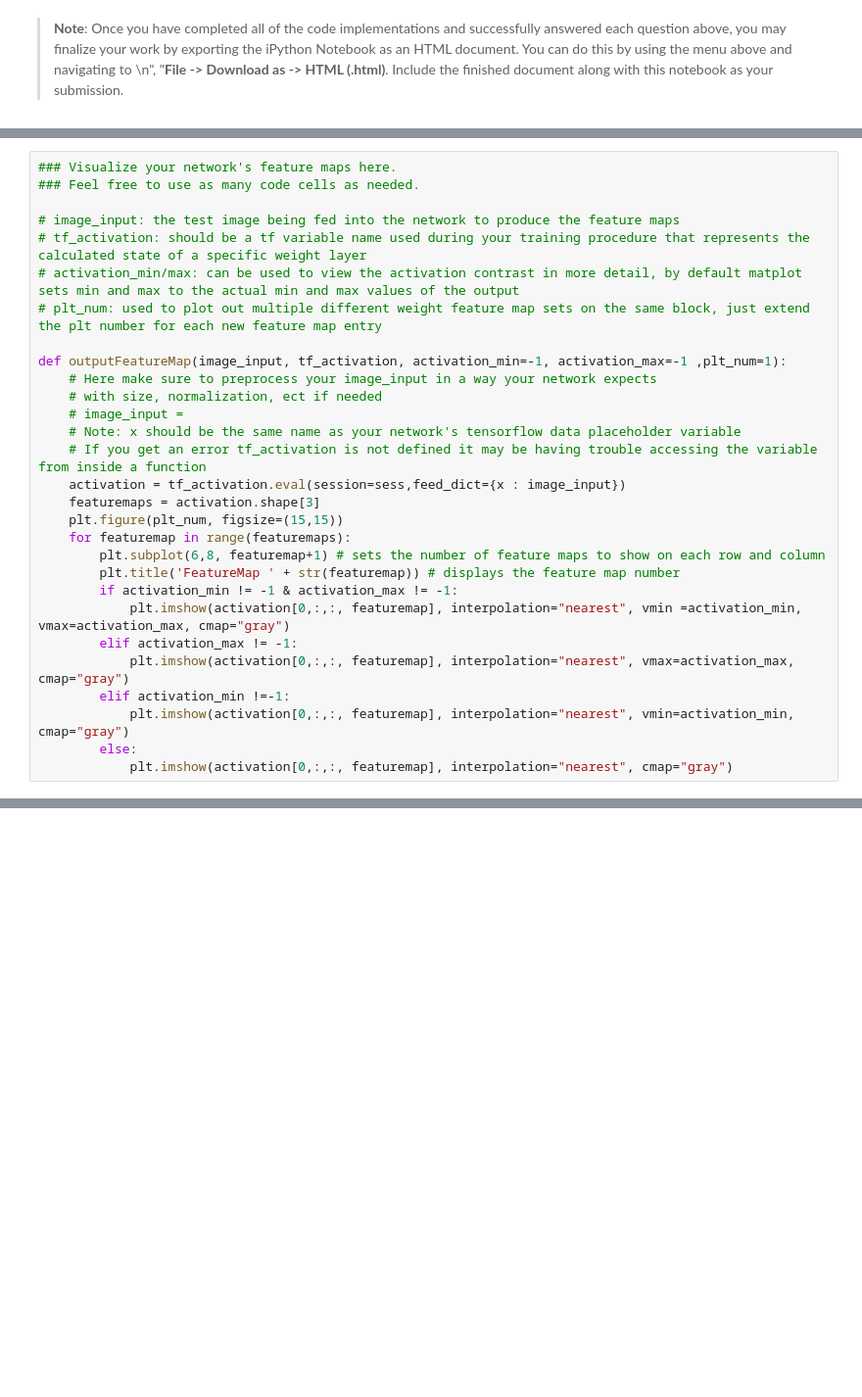
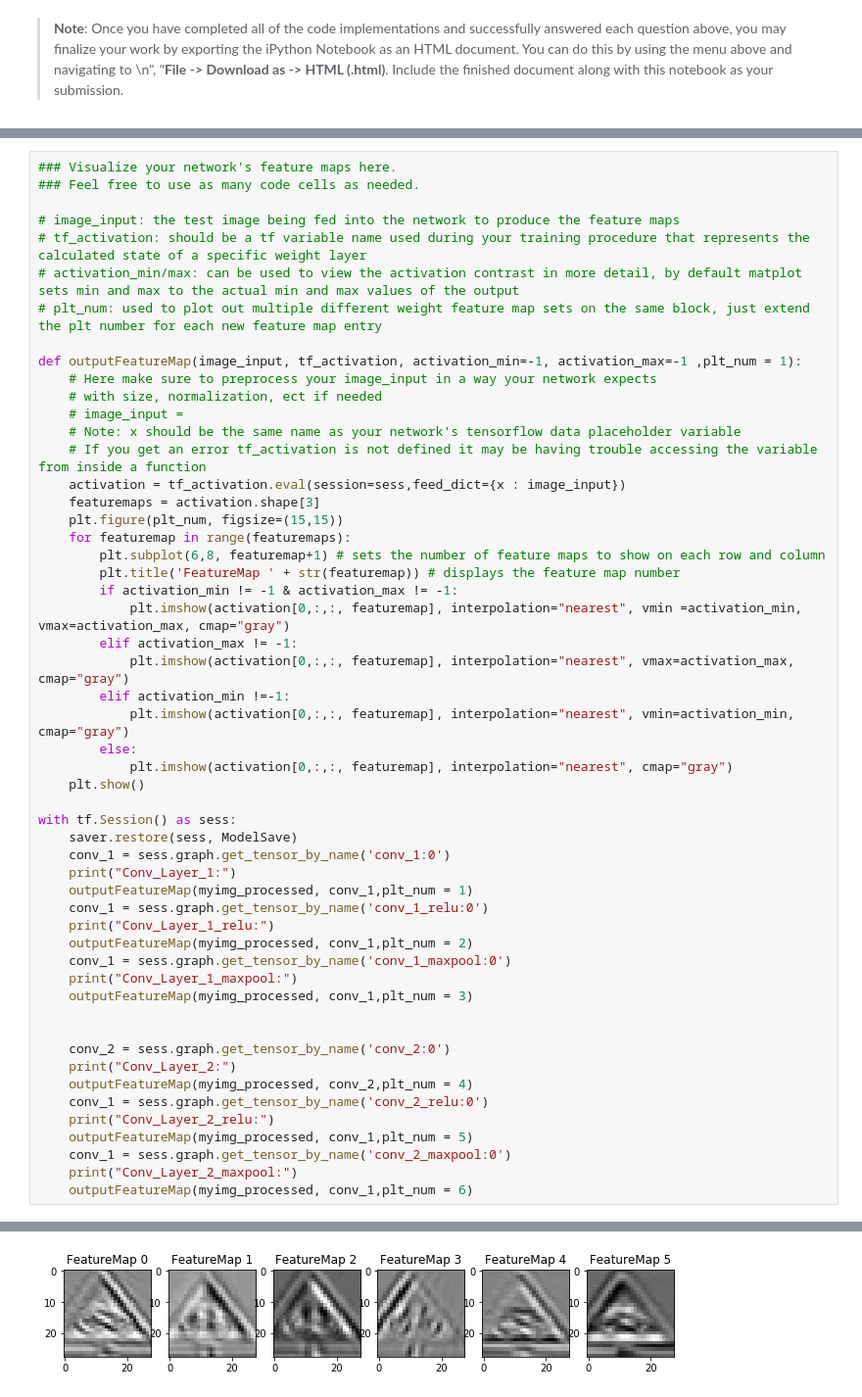
Before and after one commit to x327397818/UDC-Term1-project2, a Jupyter notebook: Traffic_Sign_Classifier.ipynb, the cells around one changed output, grey strips where cells are left out. Shown: that part at 98% size. Drawn from its saved outputs; the diff is of its cells as text; blank space fills up the shorter version.

```diff
--- a/Traffic_Sign_Classifier.ipynb
+++ b/Traffic_Sign_Classifier.ipynb
@@ -297,7 +646,7 @@ For an example of what feature map outputs look like, check out NVIDIA's results
 # activation_min/max: can be used to view the activation contrast in more detail, by default matplot sets min and max to the actual min and max values of the output
 # plt_num: used to plot out multiple different weight feature map sets on the same block, just extend the plt number for each new feature map entry
 
-def outputFeatureMap(image_input, tf_activation, activation_min=-1, activation_max=-1 ,plt_num=1):
+def outputFeatureMap(image_input, tf_activation, activation_min=-1, activation_max=-1 ,plt_num = 1):
     # Here make sure to preprocess your image_input in a way your network expects
     # with size, normalization, ect if needed
     # image_input =
@@ -317,3 +666,28 @@ def outputFeatureMap(image_input, tf_activation, activation_min=-1, activation_m
             plt.imshow(activation[0,:,:, featuremap], interpolation="nearest", vmin=activation_min, cmap="gray")
         else:
             plt.imshow(activation[0,:,:, featuremap], interpolation="nearest", cmap="gray")
+    plt.show()
+
+with tf.Session() as sess:
+    saver.restore(sess, ModelSave)
+    conv_1 = sess.graph.get_tensor_by_name('conv_1:0')
+    print("Conv_Layer_1:")
+    outputFeatureMap(myimg_processed, conv_1,plt_num = 1)
+    conv_1 = sess.graph.get_tensor_by_name('conv_1_relu:0')
+    print("Conv_Layer_1_relu:")
+    outputFeatureMap(myimg_processed, conv_1,plt_num = 2)
+    conv_1 = sess.graph.get_tensor_by_name('conv_1_maxpool:0')
+    print("Conv_Layer_1_maxpool:")
+    outputFeatureMap(myimg_processed, conv_1,plt_num = 3)
+
+
+    conv_2 = sess.graph.get_tensor_by_name('conv_2:0')
+    print("Conv_Layer_2:")
+    outputFeatureMap(myimg_processed, conv_2,plt_num = 4)
+    conv_1 = sess.graph.get_tensor_by_name('conv_2_relu:0')
+    print("Conv_Layer_2_relu:")
+    outputFeatureMap(myimg_processed, conv_1,plt_num = 5)
+    conv_1 = sess.graph.get_tensor_by_name('conv_2_maxpool:0')
+    print("Conv_Layer_2_maxpool:")
+    outputFeatureMap(myimg_processed, conv_1,plt_num = 6)
+# %% [output]
@@ -319,0 +696 @@ def outputFeatureMap(image_input, tf_activation, activation_min=-1, activation_m
+[figure, added]
```
Also changed, not shown: parts of 17 cells of this notebook, 12 other files.
